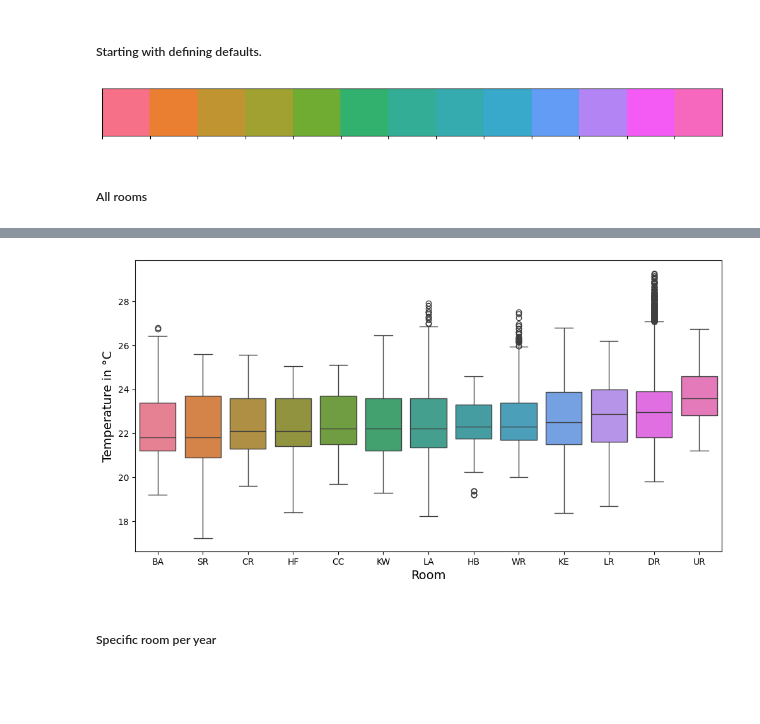
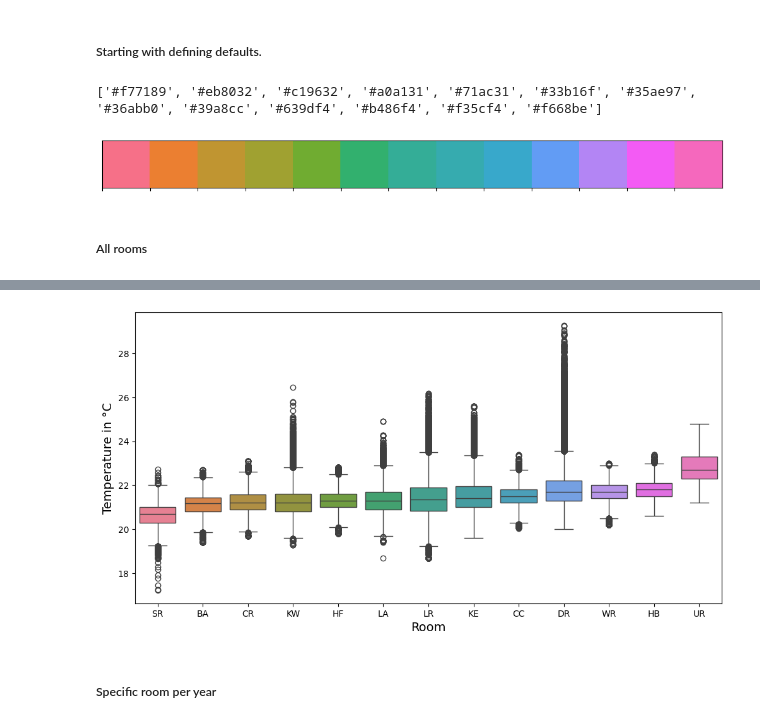
Before and after one commit to anemac1/BA_code, a Jupyter notebook: 31_analyse_basic.ipynb, the cells around one changed output, grey strips where cells are left out. Saved outputs shown, nothing was run; the diff lists cells and outputs as text; code cells hidden in the pictures; blank space fills up the shorter version.

```diff
--- a/31_analyse_basic.ipynb
+++ b/31_analyse_basic.ipynb
@@ -7,25 +7,34 @@ import csv
 import pandas as pd
 import numpy as np
 import os
+import time
 
 #global variables
+g_len_list = 10 #variable to show no of records in various steps
 debug = 0 #for a all (1) OR condensed output (0)
 
 ###### INPUTS
 path = 'S:/Andreas/FH/Technikum/BA/'  #including slash at the end!
 get = '50_Datasets/'
-put = '60_Datasets/'
+put = '60_Visuals/'
 
 filename = 'df_cs_90864.csv'
 delimiter = ','
 ###### ######
 
+if debug:
+    start_time = time.time()
+
 # 01 import data from csv
 print(f'> Fetching data...')
 data = csv.DictReader(open(path+get+filename, encoding="ISO8859"), delimiter=delimiter)
 df = pd.DataFrame(data)
-# to explicitly convert the date column to type DATETIME
+# explicitly convert the date column to type DATETIME
 df['UTC'] = pd.to_datetime(df['UTC']) #, utc=True)
+# all other columns make numbers
+for col in df.columns:
+    if not 'UTC' in col:
+        df[col] = pd.to_numeric(df[col])
 
 #set date column as index
 '''
@@ -35,15 +44,16 @@ df = df.asfreq(freq='10min') #when upsampling do a fill with specific value: df.
 # check the indices
 df.index
 '''
-#define other column(s) as number
-#df.iloc[:, 1] = pd.to_numeric(df.iloc[:, 1])  #temp gets values, not strings
 print(f'> {len(df.index)} lines into DF imported')
 
 # 02 make df smaller
 print(f'\n> Deleting unnecessary columns...')
-df = df.drop('OA_station', axis=1)
+#df.drop(list(df.filter(regex = '_FLAG')), axis = 1, inplace = True) #without copy
 print(f'...done')
+if debug:
+    print(f'> Script finished after running %.2f seconds.' % (time.time() - start_time))
 
+# 03 show data
 if debug:
     print(df.tail())
 df.info()
@@ -80,8 +95,7 @@ sns.palplot(palette) # Plotting your palette!
 my = sns.color_palette('husl', 13)
 #myh= sns.hls_palette('husl', 11) # Seaborn color palette, with 10 colors
 sns.palplot(my)
-my.as_hex()[:]
-#print(my)
+print(my.as_hex()[:])
 
 #sns.color_palette("rocket", as_cmap=True) # Get a CMap
 
@@ -93,17 +107,27 @@ my.as_hex()[:]
 # override defaults
 plt.rcParams['figure.figsize'] = [12, 6]
 # %% [output]
+['#f77189', '#eb8032', '#c19632', '#a0a131', '#71ac31', '#33b16f', '#35ae97', '#36abb0', '#39a8cc', '#639df4', '#b486f4', '#f35cf4', '#f668be']
 [figure]
 # %% [markdown]
 ##### All rooms
 # %%
-all_data_float = all_data.select_dtypes(include=[float])
-all_data_float = all_data_float.filter(regex='T')
-all_data_float = all_data_float.drop({'OG_T', 'OA_TL', 'OA_ZEITX'}, axis=1)
+# list of dtypes to include
+include = ['float'] #['object', 'float', 'int']
+
+df_float = df.select_dtypes(include=include)
+df_float = df_float.filter(regex='T')
+df_float = df_float.loc[:,~df_float.columns.str.startswith('O')]
+#df_float = df_float.drop({'OG_T', 'OA_TL', 'OA_ZEITX'}, axis=1)
 
 # sort the list of room temperatures via median of all data
-index_sort_all = all_data_float.median().sort_values().index
-df_sorted = all_data_float[index_sort_all]
+if len(df_float.index) < 359580:
+    index_sort = df_float.median().sort_values().index
+    print(f'> WARNING: wrong sorting possible - not all data is used! <')
+    df_sorted = df_float[index_sort]
+else:
+    index_sort_all = df_float.median().sort_values().index
+    df_sorted = df_float[index_sort_all]
 
 # prepare names of columns for visualization
 df_sorted.columns = df_sorted.columns.str.replace(r'_T', '')
@@ -118,4 +143,4 @@ plt.show()
-[figure, old version]
+[figure, new version]
 # %% [markdown]
 ##### Specific room per year
 # %%
```
Also changed, not shown: parts of 11 cells of this notebook, 1 other file.
